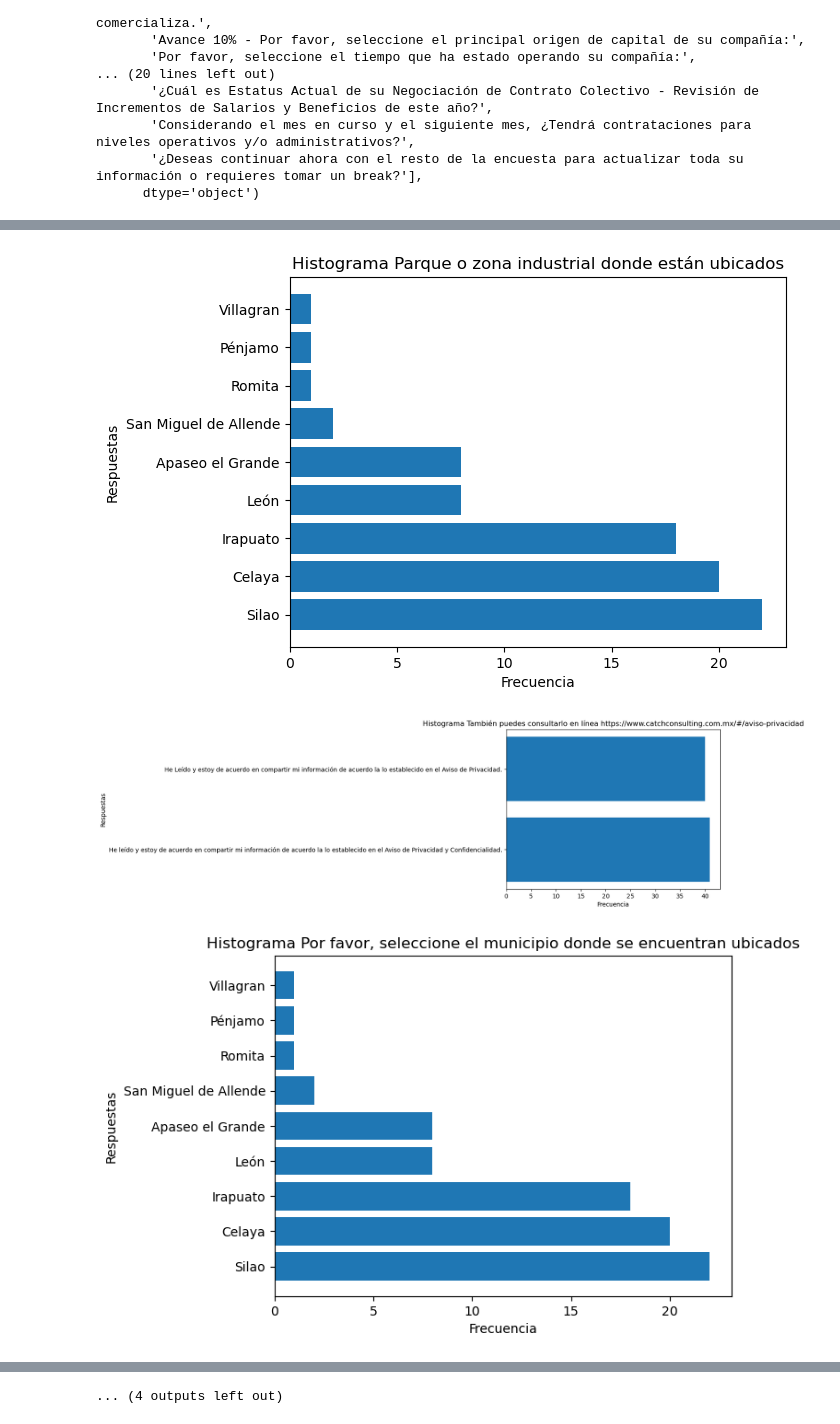
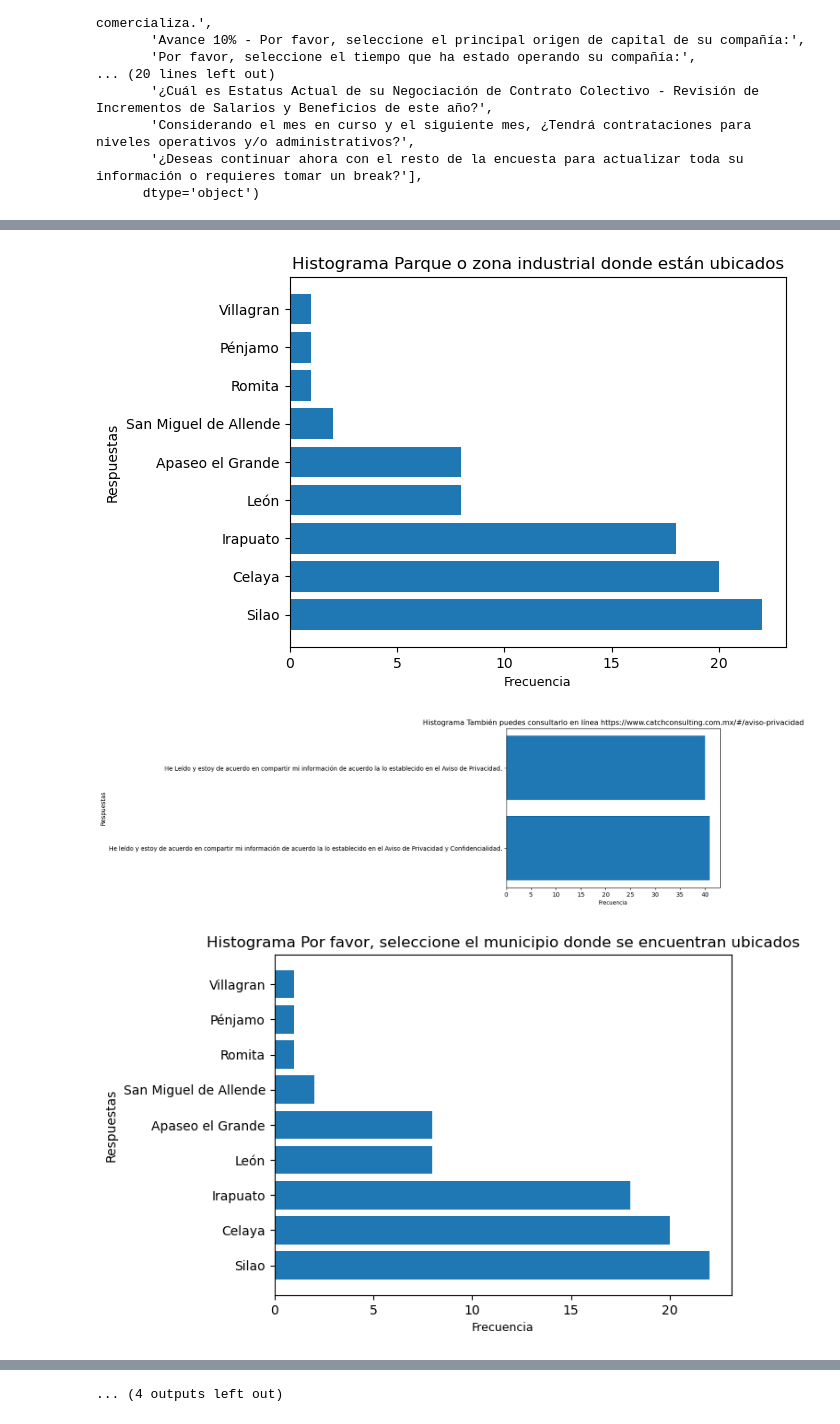
Before and after one commit to MayelinAguilar/catch-consulting, a Jupyter notebook: Catch-Consulting.ipynb, the cells around one changed output, grey strips where cells are left out. Saved outputs shown, nothing was run; the diff lists cells and outputs as text; code cells hidden in the pictures.

```diff
--- a/Catch-Consulting.ipynb
+++ b/Catch-Consulting.ipynb
@@ -203,37 +213,37 @@ plt.show()
 # %%
 from matplotlib.backends.backend_pdf import PdfPages
 
 # Create a PdfPages object with the file name
 pdf_pages = PdfPages('Histogramas de estudio encuesta.pdf')
 
 # Loop through each column in the DataFrame
 for col in df.columns:
     # Check if column should be excluded
     if col not in ['Municipio','¿Autorizan que los contactemos vía Whatsapp?, esto nos ayudará a mejorar la comunicación con ustedes para entregar resultados.','Empresa', 'Estado','También puedes consultarlo en línea https://www.catchconsulting.com.mx/#/aviso-privacidad',
        '¿Qué información desean contestar?','Seleccione el BIMESTRE a reportar:', 'Por favor, especifique el producto final o servicios que su compañía fabrica o comercializa.', 'De acuerdo al siguiente listado, actualmente, ¿Qué perfiles se encuentra desarrollando en su compañía?Considere si se encuentra desarrollándolos internamente o por medio de alguna institución externa.Si el modelo no se ajusta a su compañía, por favor seleccionar la opción más cercana.En caso de que no se encuentre desarrollando algún perfil, seleccionar "No Aplica".']:
         # Check if column data type is object
         if df[col].dtype == 'object':
             # Count the frequency of each value in the column
             frecuencia = df[col].value_counts()
 
             # Create the horizontal bar chart
             plt.barh(frecuencia.index, frecuencia.values)
-            plt.xlabel('Frecuencia')
+            plt.xlabel('Frecuencia',fontsize=9)
             plt.ylabel('Respuestas')
             plt.title(f'Histograma {col}')
 
             # Save the chart to the PDF file using the PdfPages object
             pdf_pages.savefig()
 
             # Display the chart
             plt.show()
 
 # Close the PdfPages object
 pdf_pages.close()
 # %% [output]
-[figure, old version]
+[figure, new version]
 [figure]
-[figure, old version]
+[figure, new version]
 [figure]
 [figure]
 [figure]
```
Also changed, not shown: parts of 4 cells of this notebook.
